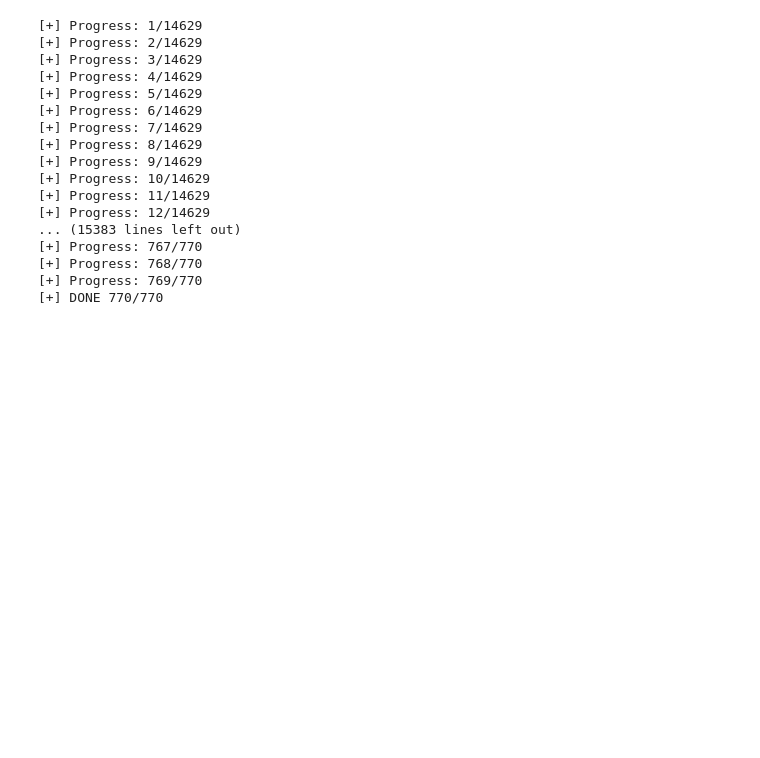
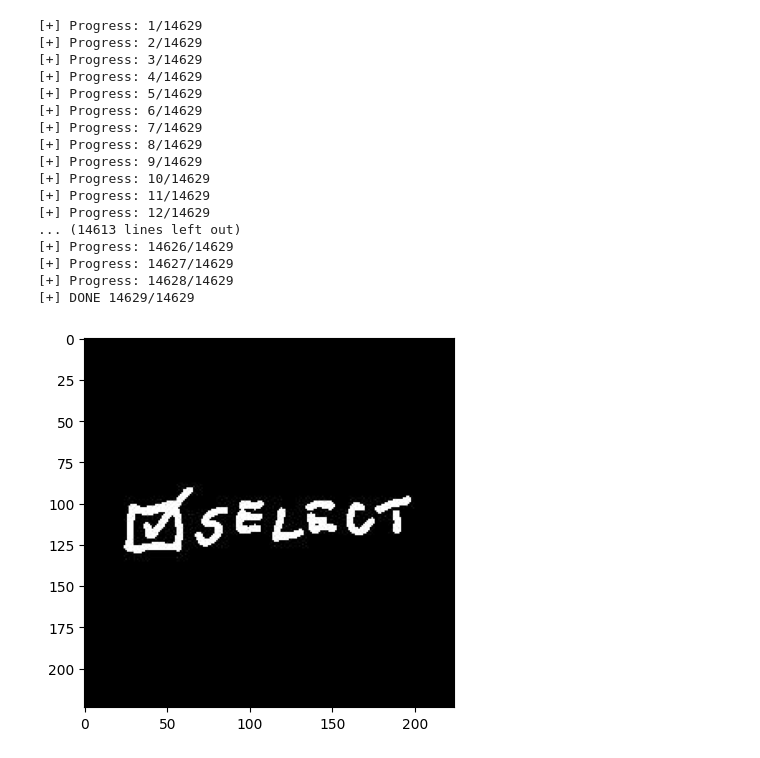
Before and after one commit to Van4ooo/IASA-Champ-24-stage1, a Jupyter notebook: src/model_build.ipynb, the cells around one changed output. Drawn from its saved outputs; the diff is of its cells as text; code cells hidden in the pictures; blank space fills up the shorter version.

```diff
--- a/src/model.ipynb
+++ b/src/model_build.ipynb
@@ -47,32 +44,24 @@ class InputDate:
 # %%
-import pandas as pd
-
-train_input_f = pd.read_csv('data/processed/train_set.csv')
-test_input_f = pd.read_csv('data/processed/test_set.csv')
-
-td = InputDate(len(train_input_f))
-test_d = InputDate(len(test_input_f))
-
-for _, path, categories in train_input_f.values:
-    td.add_img(path, categories)
-
-for _, path, categories in test_input_f.values:
-    test_d.add_img(path, categories)
+train_set_path = 'data/processed/train_set.csv'
+train_data = DataLoader(train_set_path)
+train_data.load_data()
+train_data.show_image(300)
 # %% [output]
 [+] Progress: 1/14629
 [+] Progress: 2/14629
 [+] Progress: 3/14629
 [+] Progress: 4/14629
 [+] Progress: 5/14629
 [+] Progress: 6/14629
 [+] Progress: 7/14629
 [+] Progress: 8/14629
 [+] Progress: 9/14629
 [+] Progress: 10/14629
 [+] Progress: 11/14629
 [+] Progress: 12/14629
-... (15383 lines left out)
-[+] Progress: 767/770
-[+] Progress: 768/770
-[+] Progress: 769/770
-[+] DONE 770/770
+... (14613 lines left out)
+[+] Progress: 14626/14629
+[+] Progress: 14627/14629
+[+] Progress: 14628/14629
+[+] DONE 14629/14629
+[figure, added]
```
Also changed, not shown: parts of 7 cells of this notebook, 7 other files.
